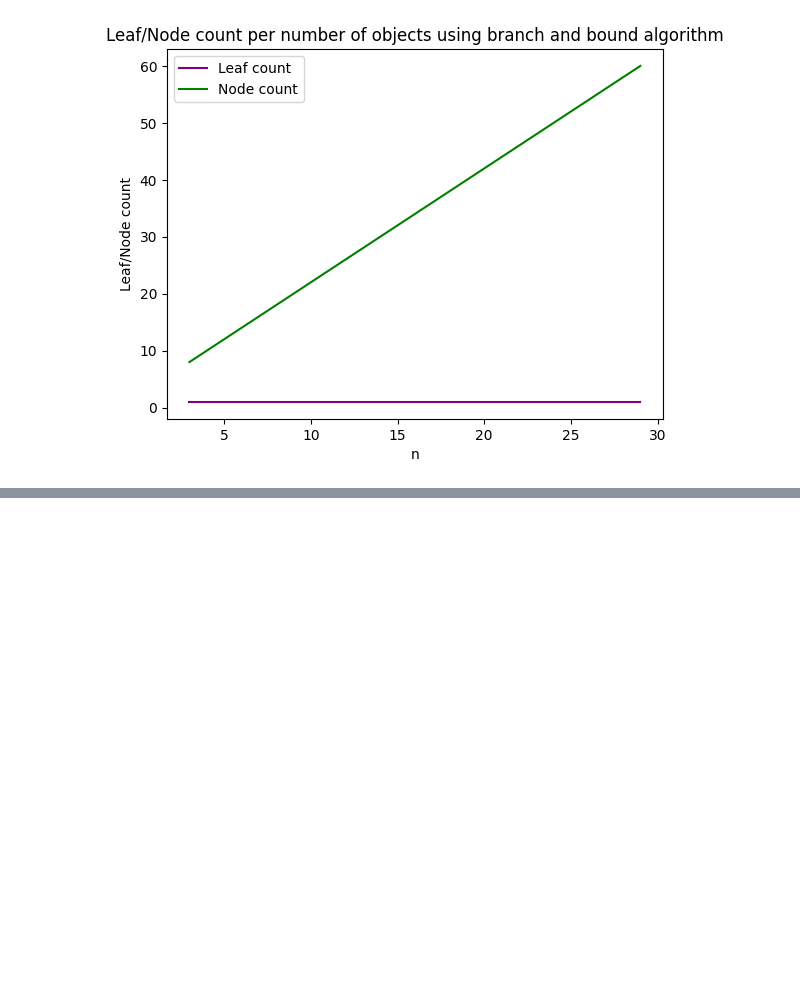
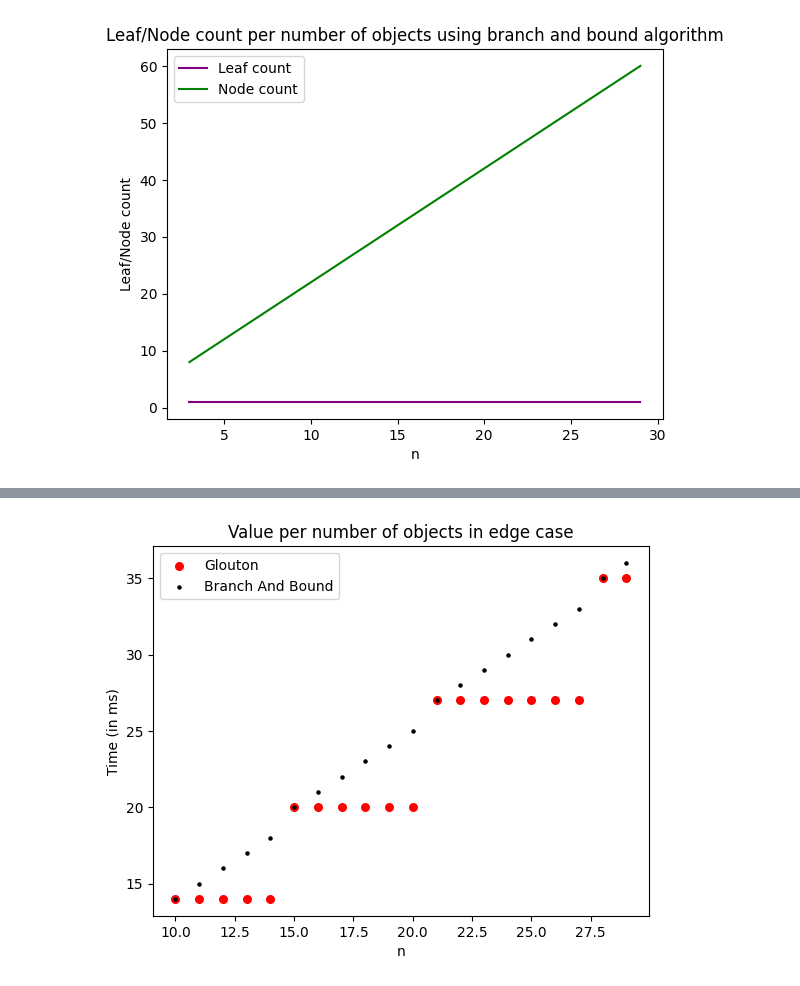
Before and after one commit to xxBWxx/complex, a Jupyter notebook: complex.ipynb, the cells around one changed output, grey strips where cells are left out. Saved outputs shown, nothing was run; the diff lists cells and outputs as text; code cells hidden in the pictures; blank space fills up the shorter version.

```diff
--- a/complex.ipynb
+++ b/complex.ipynb
@@ -489,0 +569,47 @@ plt.show()
+# %%
+max_object_weight = 10
+test_count = 1
+n_min = 10
+n_max = 30
+
+glouton_values = []
+branch_values = []
+ns = list(range(n_min, n_max, 1))
+
+for n in ns:
+    obj_list = [
+        Object(weight=i+1, value=i+2) for i in range(n)
+    ]
+    bag = Bag(max_weight=n)
+
+    for _ in range(test_count):
+        glouton(bag, obj_list)
+
+    glouton_values.append(bag.total_value)
+
+    bag.reset()
+
+    for _ in range(test_count):
+        best_branch, _, _ = branch_and_bound(bag, obj_list)
+
+    branch_values.append(best_branch)
+
+plt.scatter(
+    ns,
+    glouton_values,
+    color="red",
+    s=30,
+)
+plt.scatter(
+    ns,
+    branch_values,
+    color="black",
+    s=5,
+)
+plt.xlabel("n")
+plt.ylabel("Time (in ms)")
+plt.title("Value per number of objects in edge case")
+plt.legend(["Glouton", "Branch And Bound", "1 second"])
+plt.show()
+# %% [output]
+[figure, added]
```
Also changed, not shown: parts of 9 cells of this notebook.
